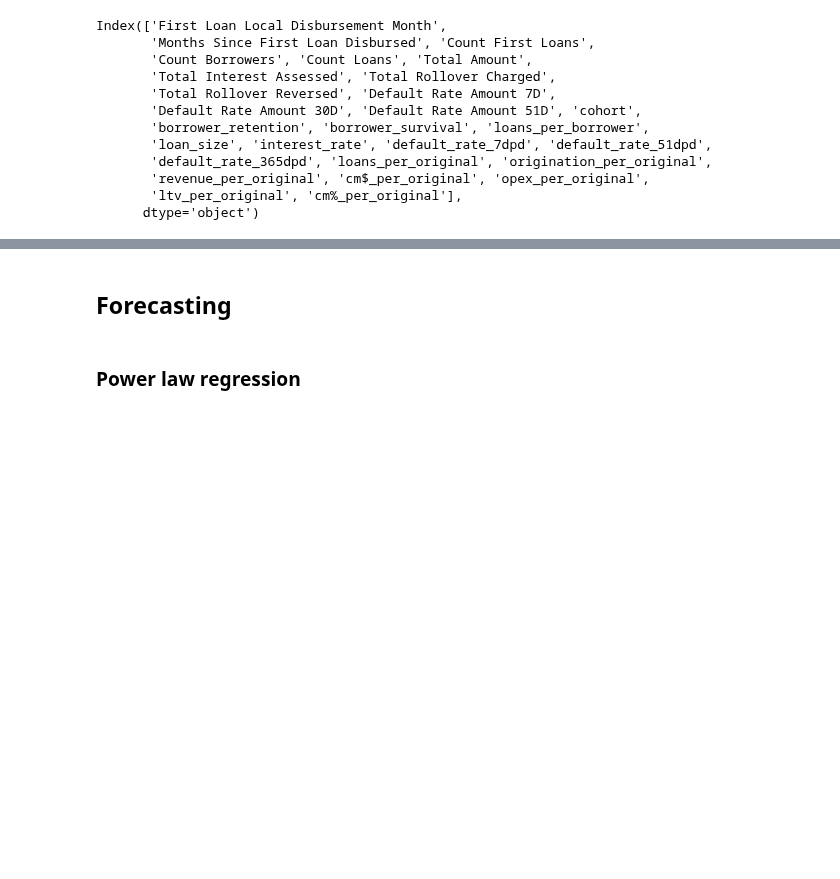
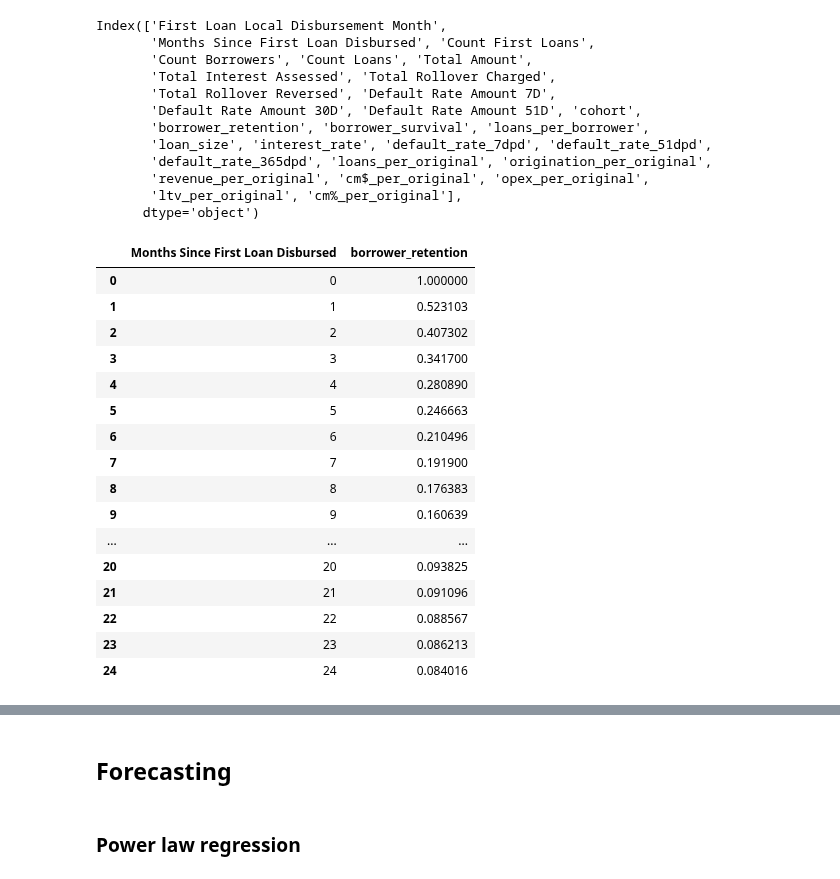
Before and after one commit to kliao-tala/pyltv, a Jupyter notebook: pLTV Python Model Build.ipynb, the cells around one changed output, grey strips where cells are left out. Cells and saved outputs as stored; diff of their text form; code cells hidden in the pictures; blank space fills up the shorter version.

```diff
--- a/pLTV Python Model Build.ipynb
+++ b/pLTV Python Model Build.ipynb
@@ -260,18 +260,17 @@ class Model:
 
         curves = []
         if forecast:
-            for cohort in self.forecast.loc[:,'First Loan Local Disbursement Month'].unique():
-                output = self.forecast[self.forecast['First Loan Local Disbursement Month']==cohort]
+            for cohort in self.forecast.cohort.unique():
+                output = self.forecast[self.forecast.cohort==cohort][param]
 
-                output = output[param].reset_index(drop=True)
                 output.name = cohort
 
                 curves.append(output)
-        else:
-            for cohort in self.data.loc[:,'First Loan Local Disbursement Month'].unique():
-                output = self.data[self.data['First Loan Local Disbursement Month']==cohort]
 
-                output = output[param].reset_index(drop=True)
+        elif not forecast:
+            for cohort in self.data.cohort.unique():
+                output = self.data[self.data.cohort==cohort][param]
+
                 output.name = cohort
 
                 curves.append(output)
@@ -279,7 +278,7 @@ class Model:
         traces = []
 
         for cohort in curves:
-            traces.append(go.Scatter(name=cohort.name, x=cohort.index, y=cohort))
+            traces.append(go.Scatter(name=cohort.name, x=cohort.index, y=cohort, mode='markers+lines'))
 
         fig = go.Figure(traces)
         fig.update_layout(xaxis=dict(title='Month Since Disbursement'),
@@ -309,6 +308,7 @@ class Model:
 
         # range of desired time periods
         times = list(range(1, months+1))
+        times_dict = {i:i for i in times}
 
         for cohort in m.data.cohort.unique():
             # data for current cohort
@@ -341,15 +341,24 @@ class Model:
                 # create label column to denote actual vs forecast data
                 c_data['data_type'] = 'actual'
 
-                # extend cohort df and ffill cohort labels
+                # extend cohort df
                 c_data = pd.concat([c_data, dummy_df], axis=1).drop('null', axis=1)
+
+                # fill missing values in each col
                 c_data.cohort = c_data.cohort.ffill()
+                c_data['First Loan Local Disbursement Month'] = \
+                    c_data['First Loan Local Disbursement Month'].ffill()
+                c_data['Months Since First Loan Disbursed'] = \
+                    c_data['Months Since First Loan Disbursed'].fillna(times_dict).astype(int)
+
 
                 # label forecasted data
                 c_data.data_type = c_data.data_type.fillna('forecast')
 
                 # fill in the forecasted data
                 c_data['Count Borrowers'] = c_data['Count Borrowers'].fillna(forecast['Count Borrowers'])
+
+
 
                 # add retention & survival features
                 c_data['borrower_retention'] = m.borrower_retention(c_data)
@@ -446,5 +455,25 @@ Index(['First Loan Local Disbursement Month',
        'revenue_per_original', 'cm$_per_original', 'opex_per_original',
        'ltv_per_original', 'cm%_per_original'],
       dtype='object')
+# %%
+m.forecast[m.forecast.cohort=='2020-12'][['Months Since First Loan Disbursed', 'borrower_retention']]
+# %% [output]
+|  | Months Since First Loan Disbursed | borrower_retention |
+| 0 | 0 | 1.000000 |
+| 1 | 1 | 0.523103 |
+| 2 | 2 | 0.407302 |
+| 3 | 3 | 0.341700 |
+| 4 | 4 | 0.280890 |
+| 5 | 5 | 0.246663 |
+| 6 | 6 | 0.210496 |
+| 7 | 7 | 0.191900 |
+| 8 | 8 | 0.176383 |
+| 9 | 9 | 0.160639 |
+| ... | ... | ... |
+| 20 | 20 | 0.093825 |
+| 21 | 21 | 0.091096 |
+| 22 | 22 | 0.088567 |
+| 23 | 23 | 0.086213 |
+| 24 | 24 | 0.084016 |
 # %%
 # visualize cohorts for a given feature
```
Also changed, not shown: parts of 7 cells of this notebook.
